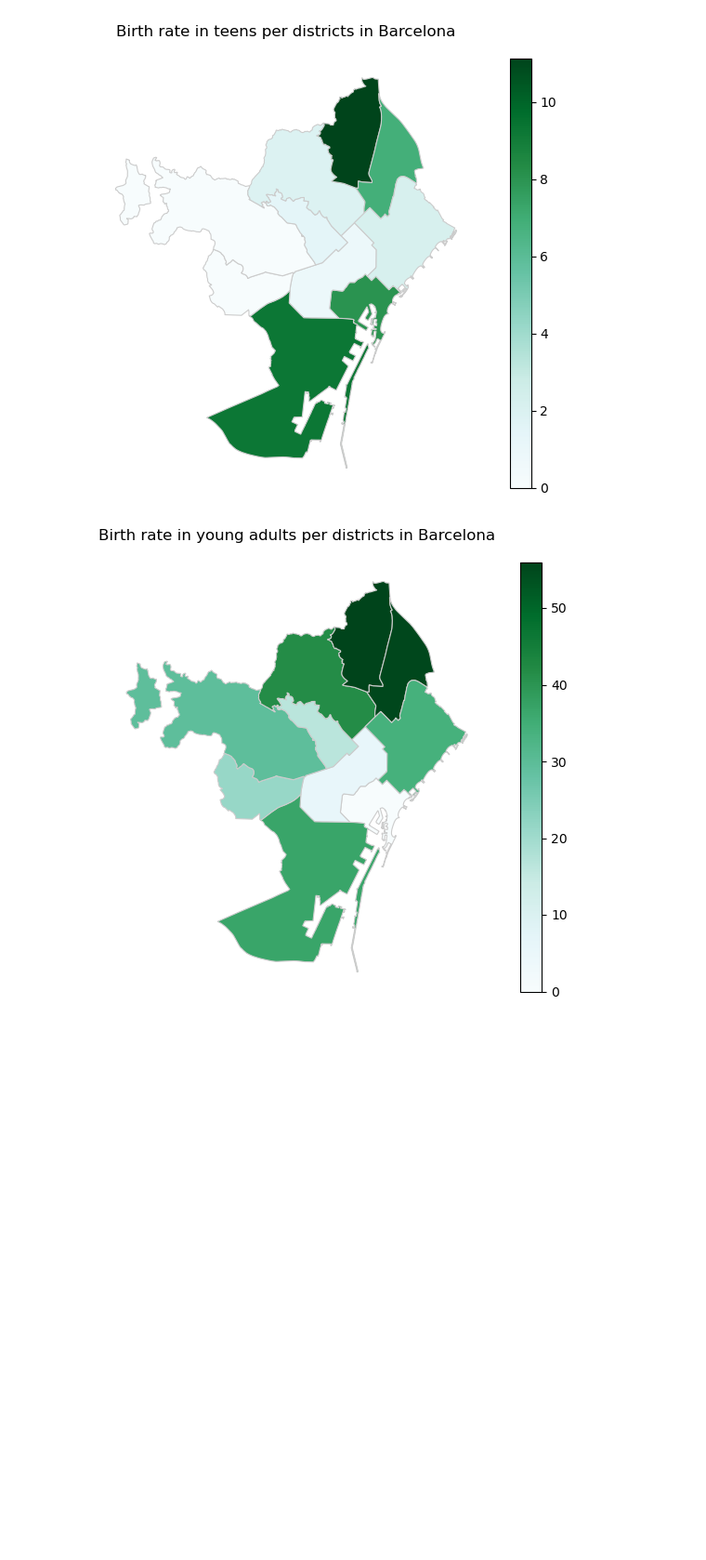
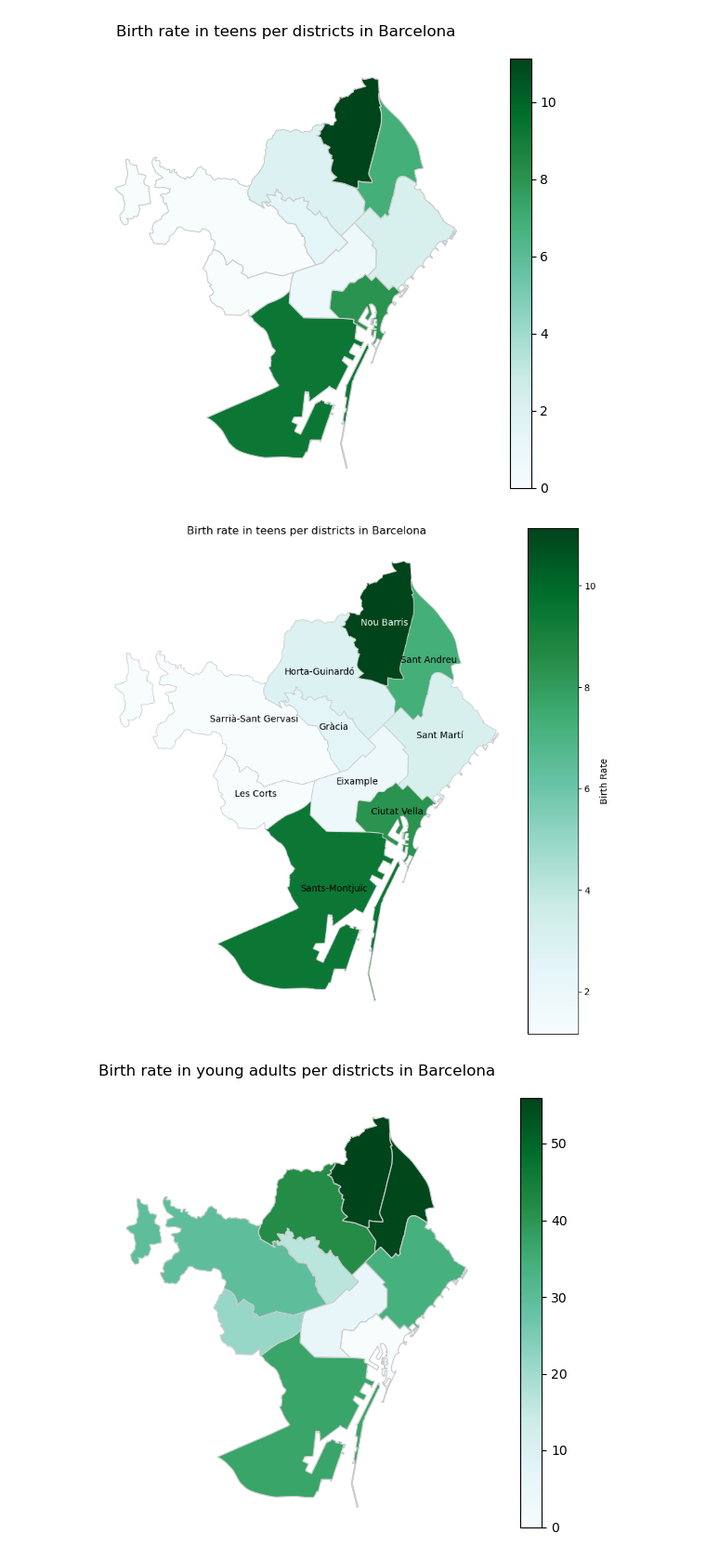
Before and after one commit to JuliaAT/AVDM-project, a Jupyter notebook: birth-per-income.ipynb, the cells around one changed output. Shown at 93% size. Cells and saved outputs as stored; diff of their text form; code cells hidden in the pictures; blank space fills up the shorter version.

Commit message:
District name in the plots

```diff
--- a/birth-per-income.ipynb
+++ b/birth-per-income.ipynb
@@ -170,6 +170,39 @@ plt.savefig('./Plots/Birth_rate_districts/birth_rate_teens.png', dpi = 300)
 plt.show()
 # %% [output]
 [figure]
+# %%
+#Plot the map
+fig, ax = plt.subplots(figsize=(10, 10))
+barna_dist_teen.plot(column = 'Nombre', cmap = 'BuGn', linewidth = 0.8, edgecolor = '0.8', ax = ax)
+
+#Add colorbar and title
+cbar = plt.colorbar(ax.collections[0], ax=ax, pad=0.02, aspect=10)
+plt.title('Birth rate in teens per districts in Barcelona')
+cbar.ax.set_ylabel("Birth Rate")
+
+#Add district names, some repositions of the text were needed
+for x, y, label in zip(barna_dist_teen.geometry.centroid.x, barna_dist_teen.geometry.centroid.y, barna_dist_teen['Nom_Districte']):
+    if label=='Horta-Guinardó':
+        ax.annotate(label, xy=(x, y), xytext=(-50, 0), textcoords='offset points')
+    elif label=='Gràcia':
+        ax.annotate(label, xy=(x, y), xytext=(-15, 0), textcoords='offset points')
+    elif label=='Sants-Montjuïc':
+        ax.annotate(label, xy=(x, y), xytext=(-15, 15), textcoords='offset points')
+    elif label=='Sant Andreu':
+        ax.annotate(label, xy=(x, y), xytext=(-25, -5), textcoords='offset points')
+    elif label=='Sarrià-Sant Gervasi':
+        ax.annotate(label, xy=(x, y), xytext=(-25, 0), textcoords='offset points')
+    elif label == 'Nou Barris':
+        ax.annotate(label, xy=(x, y), xytext=(-25, 0), textcoords='offset points', color = 'white')
+    else:
+        ax.annotate(label, xy=(x, y), xytext=(-25, 0), textcoords='offset points')
+
+ax.axis('off')
+
+# Show the plot
+plt.show()
+# %% [output]
+[figure, added]
 # %%
 # Merge mean birth rate in joung adults with the shapefile
 fig, ax = plt.subplots(1, figsize = (10, 6))
```
Also changed, not shown: parts of 2 cells of this notebook, 3 other files.
